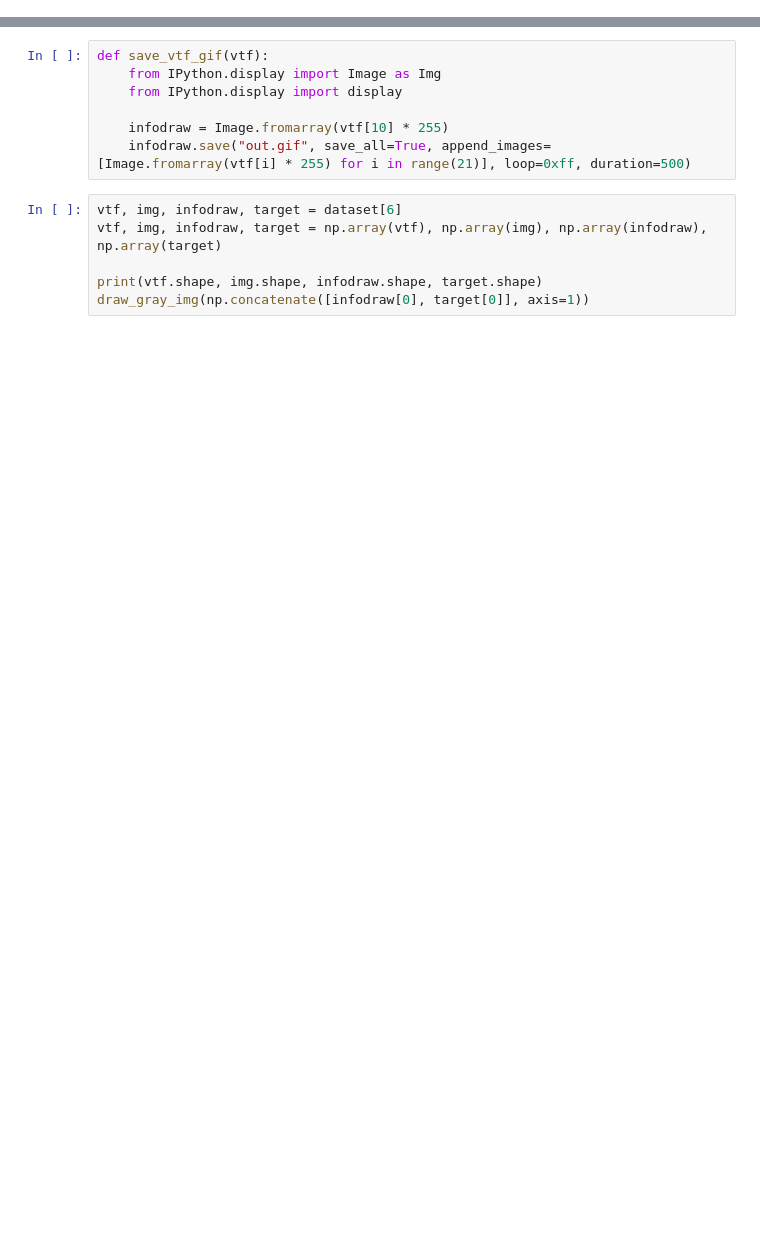
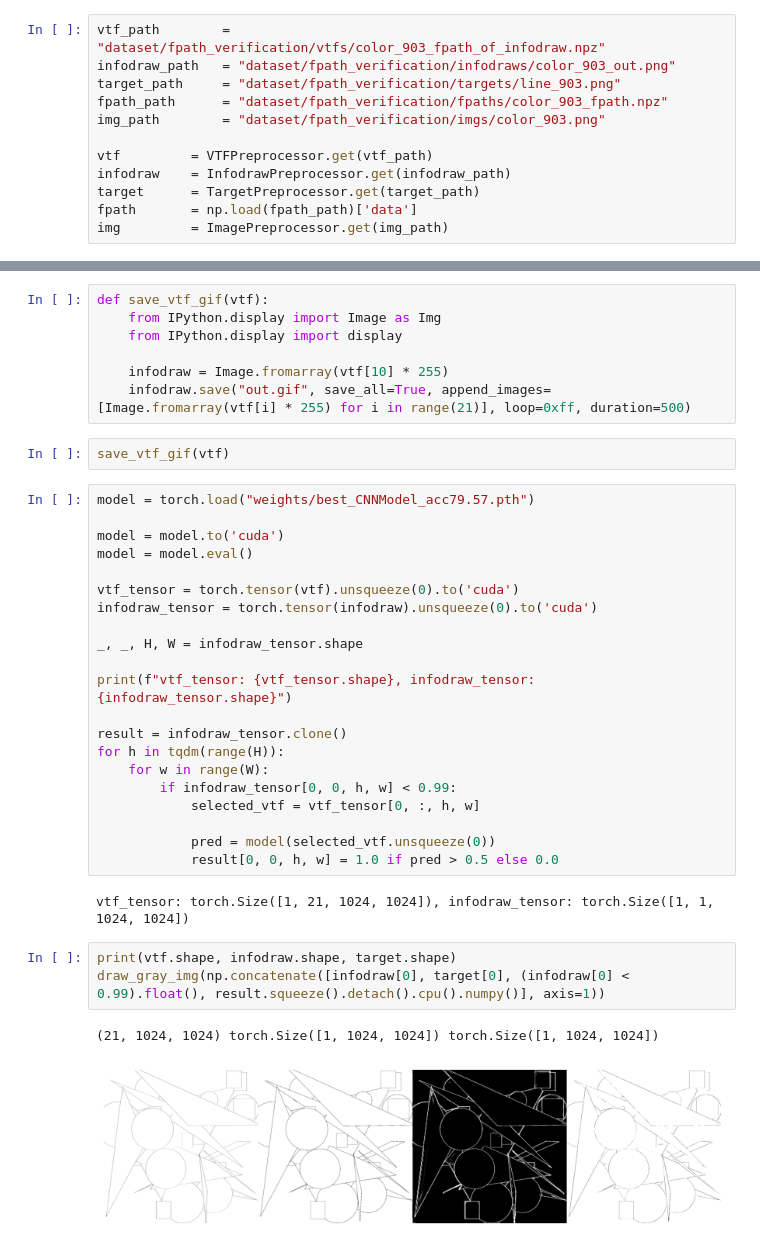
Before and after one commit to comeeasy/VTFSketch, a Jupyter notebook: visualize_infodraw_pixelbypixel.ipynb, the cells around one changed output, grey strips where cells are left out. Drawn from its saved outputs; the diff is of its cells as text; blank space fills up the shorter version.

```diff
--- a/visualize_infodraw_pixelbypixel.ipynb
+++ b/visualize_infodraw_pixelbypixel.ipynb
@@ -16,3 +19,15 @@ dataset = FPathLazyDataset("/home/work/joono/VTFSketch/dataset/val.yaml")
+# %%
+vtf_path        = "dataset/fpath_verification/vtfs/color_903_fpath_of_infodraw.npz"
+infodraw_path   = "dataset/fpath_verification/infodraws/color_903_out.png"
+target_path     = "dataset/fpath_verification/targets/line_903.png"
+fpath_path      = "dataset/fpath_verification/fpaths/color_903_fpath.npz"
+img_path        = "dataset/fpath_verification/imgs/color_903.png"
+
+vtf         = VTFPreprocessor.get(vtf_path)
+infodraw    = InfodrawPreprocessor.get(infodraw_path)
+target      = TargetPreprocessor.get(target_path)
+fpath       = np.load(fpath_path)['data']
+img         = ImagePreprocessor.get(img_path)
 # %%
 def draw_gray_img(img):
     plt.figure(figsize=(10.24, 10.24))
@@ -30,9 +45,34 @@ def save_vtf_gif(vtf):
 
     infodraw = Image.fromarray(vtf[10] * 255)
     infodraw.save("out.gif", save_all=True, append_images=[Image.fromarray(vtf[i] * 255) for i in range(21)], loop=0xff, duration=500)
+# %%
+save_vtf_gif(vtf)
+# %%
+model = torch.load("weights/best_CNNModel_acc79.57.pth")
+
+model = model.to('cuda')
+model = model.eval()
+
+vtf_tensor = torch.tensor(vtf).unsqueeze(0).to('cuda')
+infodraw_tensor = torch.tensor(infodraw).unsqueeze(0).to('cuda')
+
+_, _, H, W = infodraw_tensor.shape
+
+print(f"vtf_tensor: {vtf_tensor.shape}, infodraw_tensor: {infodraw_tensor.shape}")
+
+result = infodraw_tensor.clone()
+for h in tqdm(range(H)):
+    for w in range(W):
+        if infodraw_tensor[0, 0, h, w] < 0.99:
+            selected_vtf = vtf_tensor[0, :, h, w]
+
+            pred = model(selected_vtf.unsqueeze(0))
+            result[0, 0, h, w] = 1.0 if pred > 0.5 else 0.0
+# %% [output]
+vtf_tensor: torch.Size([1, 21, 1024, 1024]), infodraw_tensor: torch.Size([1, 1, 1024, 1024])
 # %%
-vtf, img, infodraw, target = dataset[6]
-vtf, img, infodraw, target = np.array(vtf), np.array(img), np.array(infodraw), np.array(target)
-
-print(vtf.shape, img.shape, infodraw.shape, target.shape)
-draw_gray_img(np.concatenate([infodraw[0], target[0]], axis=1))
+print(vtf.shape, infodraw.shape, target.shape)
+draw_gray_img(np.concatenate([infodraw[0], target[0], (infodraw[0] < 0.99).float(), result.squeeze().detach().cpu().numpy()], axis=1))
+# %% [output]
+(21, 1024, 1024) torch.Size([1, 1024, 1024]) torch.Size([1, 1024, 1024])
+[figure, added]
```
Also changed, not shown: parts of 10 cells of this notebook, 12 other files.
